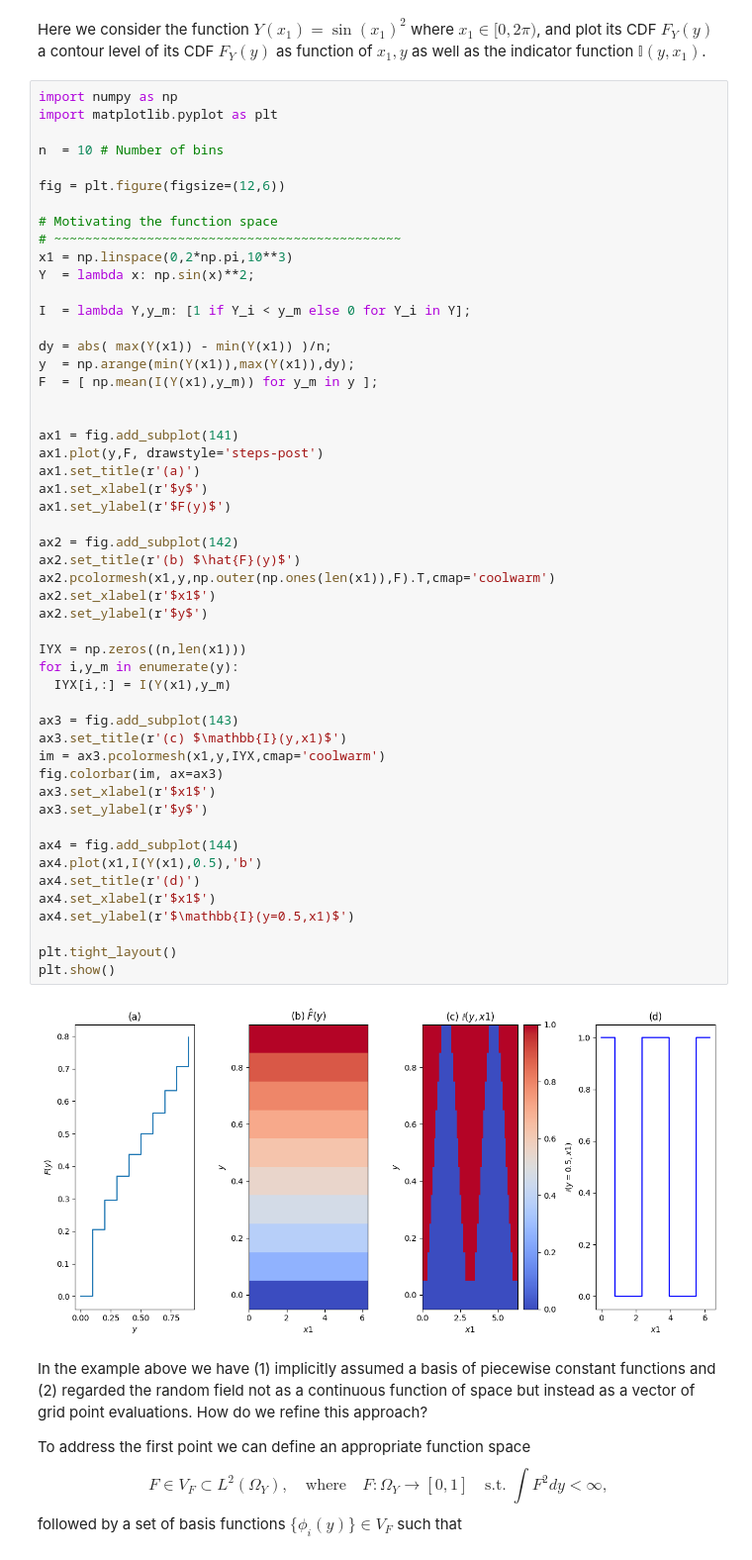
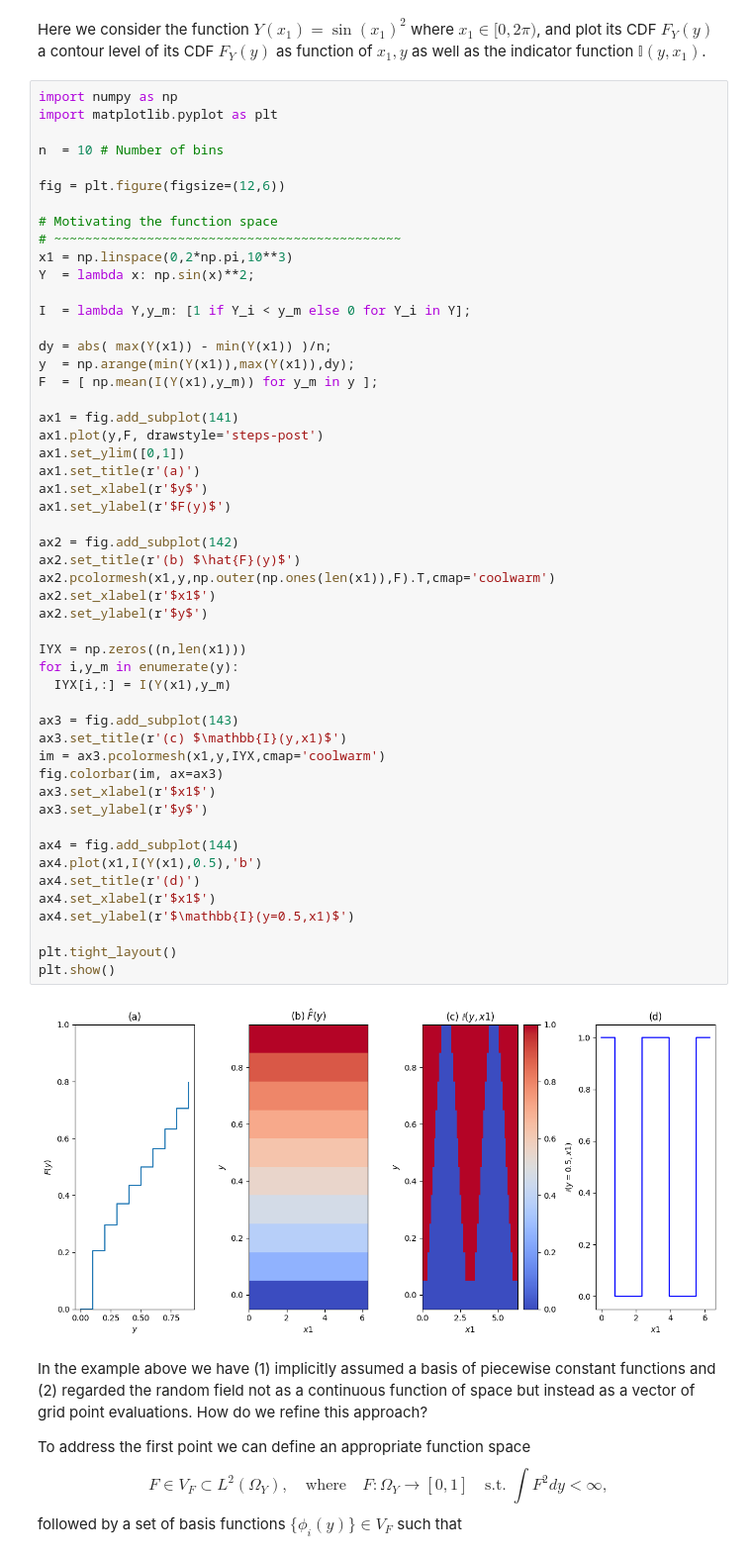
Before and after one commit to D-stratify/Numdf, a Jupyter notebook: PDF_Construction_using_extruded_mesh.ipynb, the cells around one changed output. Shown at 99% size. Saved outputs shown, nothing was run; the diff lists cells and outputs as text.

```diff
--- a/PDF_Construction_using_extruded_mesh.ipynb
+++ b/PDF_Construction_using_extruded_mesh.ipynb
@@ -85,40 +85,40 @@ dy = abs( max(Y(x1)) - min(Y(x1)) )/n;
 y  = np.arange(min(Y(x1)),max(Y(x1)),dy);
 F  = [ np.mean(I(Y(x1),y_m)) for y_m in y ];
 
-
 ax1 = fig.add_subplot(141)
 ax1.plot(y,F, drawstyle='steps-post')
+ax1.set_ylim([0,1])
 ax1.set_title(r'(a)')
 ax1.set_xlabel(r'$y$')
 ax1.set_ylabel(r'$F(y)$')
 
 ax2 = fig.add_subplot(142)
 ax2.set_title(r'(b) $\hat{F}(y)$')
 ax2.pcolormesh(x1,y,np.outer(np.ones(len(x1)),F).T,cmap='coolwarm')
 ax2.set_xlabel(r'$x1$')
 ax2.set_ylabel(r'$y$')
 
 IYX = np.zeros((n,len(x1)))
 for i,y_m in enumerate(y):
   IYX[i,:] = I(Y(x1),y_m)
 
 ax3 = fig.add_subplot(143)
 ax3.set_title(r'(c) $\mathbb{I}(y,x1)$')
 im = ax3.pcolormesh(x1,y,IYX,cmap='coolwarm')
 fig.colorbar(im, ax=ax3)
 ax3.set_xlabel(r'$x1$')
 ax3.set_ylabel(r'$y$')
 
 ax4 = fig.add_subplot(144)
 ax4.plot(x1,I(Y(x1),0.5),'b')
 ax4.set_title(r'(d)')
 ax4.set_xlabel(r'$x1$')
 ax4.set_ylabel(r'$\mathbb{I}(y=0.5,x1)$')
 
 plt.tight_layout()
 plt.show()
 # %% [output]
-[figure, old version]
+[figure, new version]
 # %% [markdown]
 In the example above we have (1) implicitly assumed a basis of piecewise constant functions and (2) regarded the random field not as a continuous function of space but instead as a vector of grid point evaluations. How do we refine this approach?
 
```
Also changed, not shown: parts of 6 cells of this notebook.
